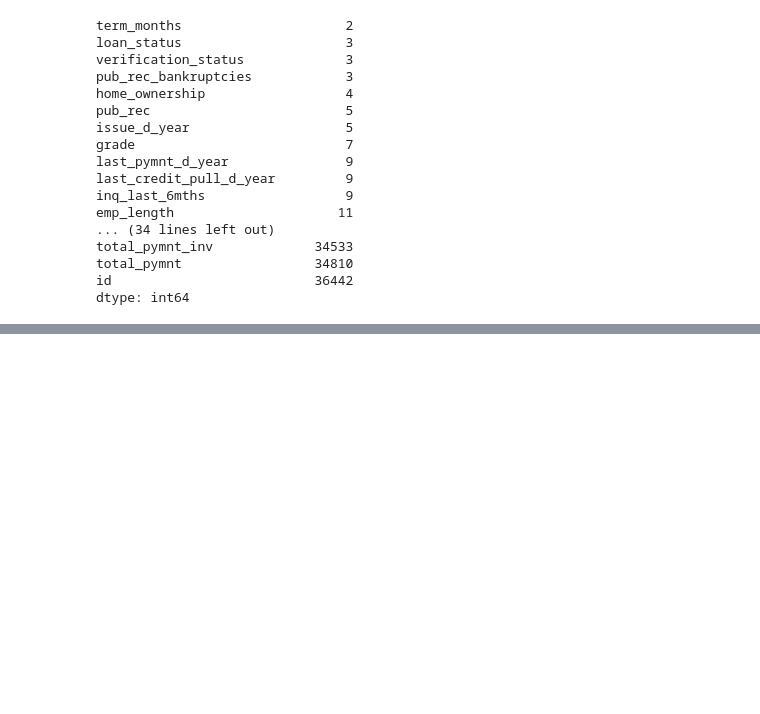
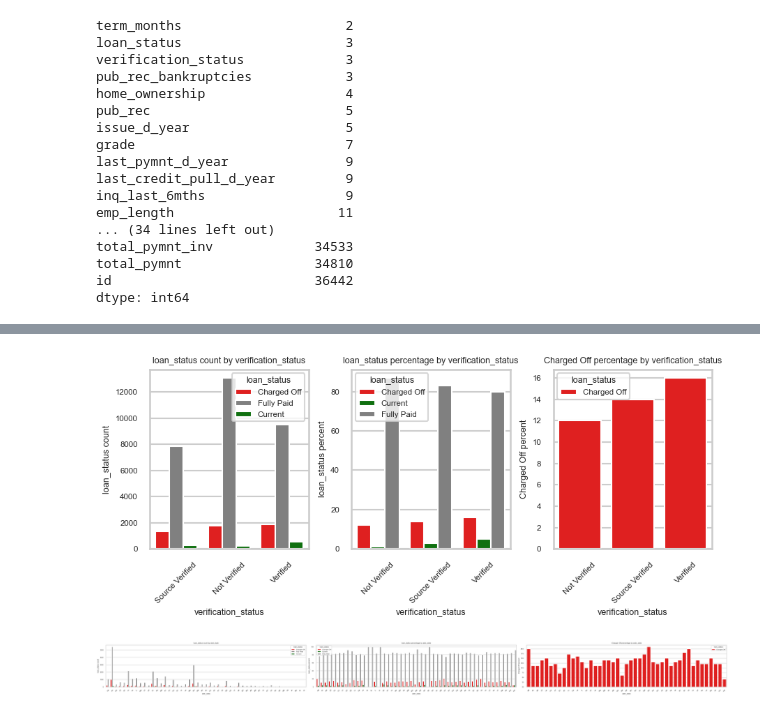
Before and after one commit to blogbydev/lendingcasestudy, a Jupyter notebook: lcs_suyash.ipynb, the cells around one changed output, grey strips where cells are left out. Saved outputs shown, nothing was run; the diff lists cells and outputs as text; code cells hidden in the pictures; blank space fills up the shorter version.

```diff
--- a/lcs_suyash.ipynb
+++ b/lcs_suyash.ipynb
@@ -516,0 +418,8 @@ plt.show()
+# %%
+dcps(data=inp1, x='verification_status', hue='loan_status', palette=loan_status_palette, target_hue='Charged Off', xticks_rotation=45, figsize=(9,4))
+# %% [output]
+[figure, added]
+# %%
+dcps(data=inp1, x='addr_state', hue='loan_status', palette=loan_status_palette, target_hue='Charged Off', xticks_rotation=45, figsize=(45,4))
+# %% [output]
+[figure, added]
```
Also changed, not shown: parts of 41 cells of this notebook.
